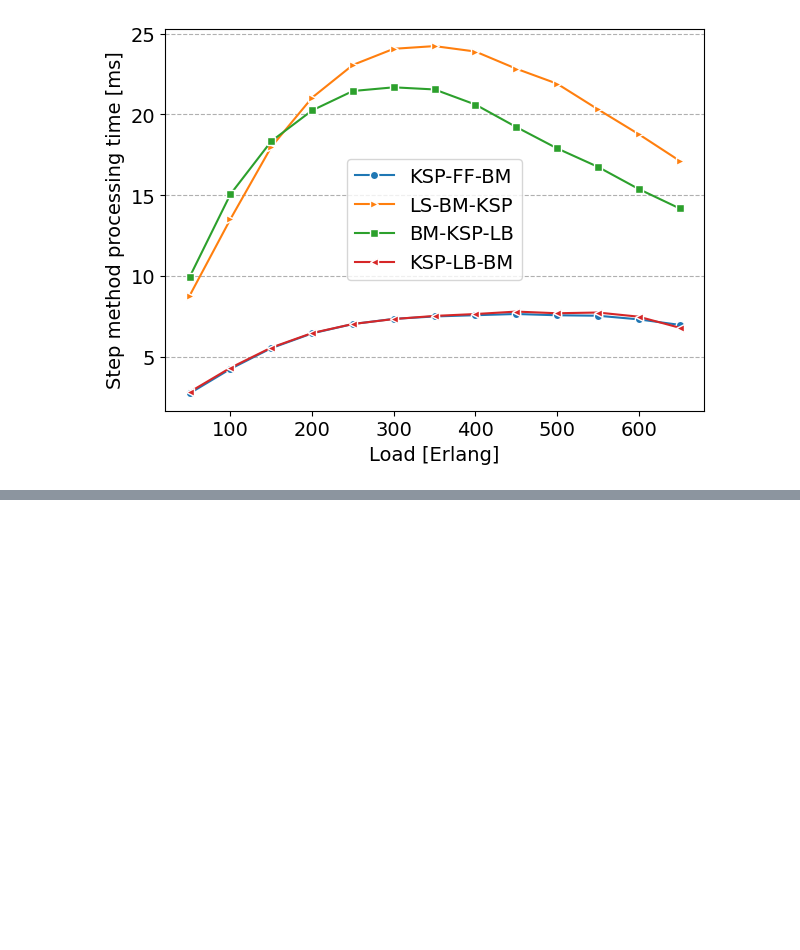
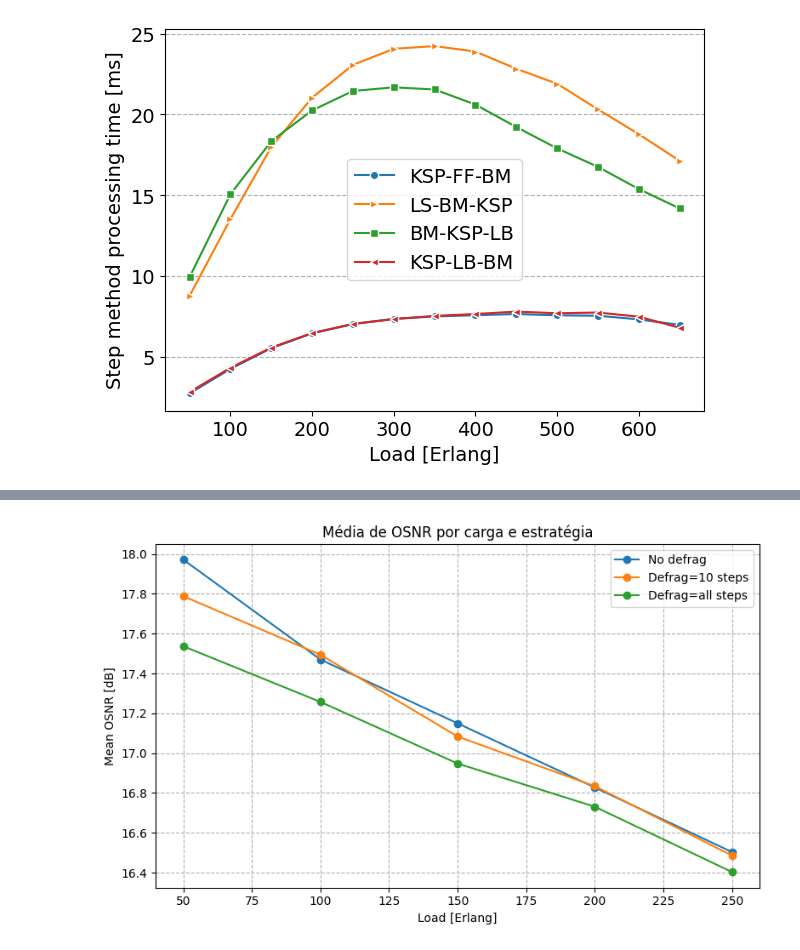
Before and after one commit to LEA-UFPA/OpticalNetworkingGym, a Jupyter notebook: examples/JOCN_Benchmark_2024/plots.ipynb, the cells around one changed output, grey strips where cells are left out. Cells and saved outputs as stored; diff of their text form; code cells hidden in the pictures; blank space fills up the shorter version.

```diff
--- a/examples/JOCN_Benchmark_2024/plots.ipynb
+++ b/examples/JOCN_Benchmark_2024/plots.ipynb
@@ -462,0 +637,56 @@ plt.show()
+# %%
+import numpy as np
+import pandas as pd
+import matplotlib.pyplot as plt
+
+# --- 1) Prepara os steps conforme antes ---
+data_loads.loc[
+    (data_loads["defragmentation"] == True) & (data_loads["defragmentation_steps"] == 0),
+    "defragmentation_steps"
+] = "all"
+data_loads.loc[
+    (data_loads["defragmentation"] == False),
+    "defragmentation_steps"
+] = ""
+
+# --- 2) Definição das estratégias ---
+strategies = {
+    "No defrag":          (data_loads["defragmentation"] == False),
+    "Defrag=10 steps":    (data_loads["defragmentation"] == True) & (data_loads["defragmentation_steps"] == 10),
+    "Defrag=all steps":   (data_loads["defragmentation"] == True) & (data_loads["defragmentation_steps"] == "all"),
+}
+
+# --- 3) Lista de cargas ---
+loads = sorted(data_loads["load"].unique())
+
+# --- 4) Calcula média de OSNR por carga e estratégia ---
+osnr_means = pd.DataFrame(index=loads, columns=strategies.keys(), dtype=float)
+
+for strat_name, condition in strategies.items():
+    df_strat = data_loads[condition]
+    # agrupa por load e calcula média de mean_gsnr
+    grp = df_strat.groupby("load")["mean_gsnr"].mean()
+    # reindex para garantir todas as cargas
+    osnr_means[strat_name] = grp.reindex(loads, fill_value=0)
+
+# --- 5) Plot de linhas ---
+fig, ax = plt.subplots(figsize=(8, 5))
+
+for strat_name in strategies.keys():
+    ax.plot(
+        loads,
+        osnr_means[strat_name],
+        marker='o',
+        linestyle='-',
+        label=strat_name
+    )
+
+ax.set_xlabel("Load [Erlang]")
+ax.set_ylabel("Mean OSNR [dB]")
+ax.set_title("Média de OSNR por carga e estratégia")
+ax.grid(visible=True, which="major", axis="both", ls="--")
+ax.legend()
+plt.tight_layout()
+plt.show()
+# %% [output]
+[figure, added]
```
Also changed, not shown: parts of 5 cells of this notebook, 3 other files.
